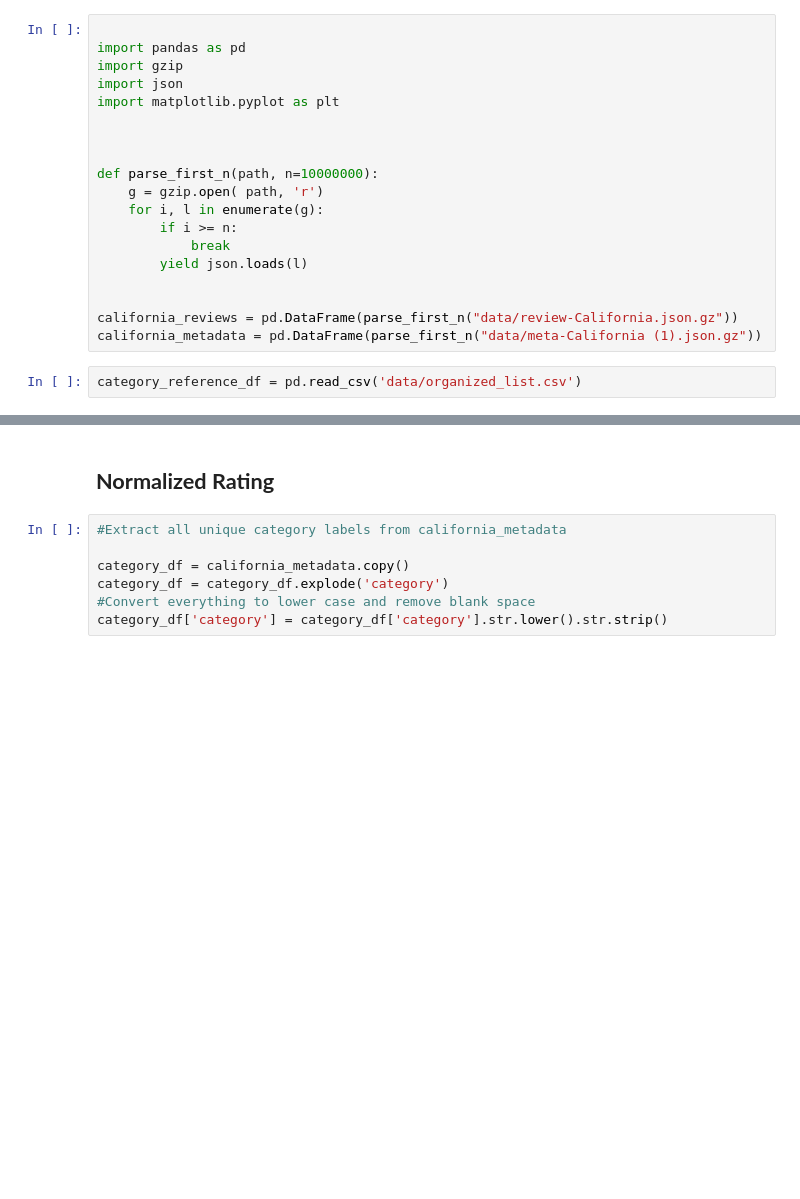
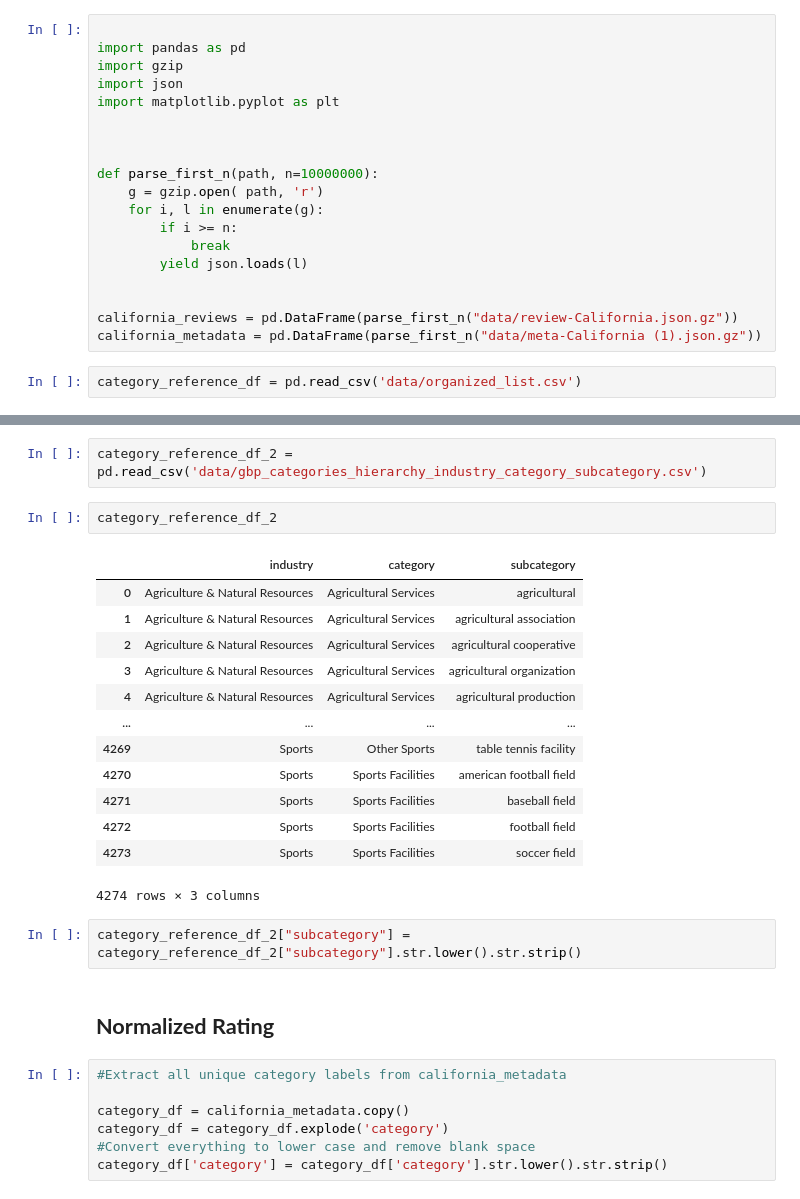
Before and after one commit to Dhrutube/DS3-LocalLens, a Jupyter notebook: final_notebook.ipynb, the cells around one changed output, grey strips where cells are left out. Cells and saved outputs as stored; diff of their text form; blank space fills up the shorter version.

```diff
--- a/final_notebook.ipynb
+++ b/final_notebook.ipynb
@@ -36,3 +38,23 @@ reference_long['subcategory'] = (
+# %%
+category_reference_df_2 = pd.read_csv('data/gbp_categories_hierarchy_industry_category_subcategory.csv')
+# %%
+category_reference_df_2
+# %% [output]
+|  | industry | category | subcategory |
+| 0 | Agriculture & Natural Resources | Agricultural Services | agricultural |
+| 1 | Agriculture & Natural Resources | Agricultural Services | agricultural association |
+| 2 | Agriculture & Natural Resources | Agricultural Services | agricultural cooperative |
+| 3 | Agriculture & Natural Resources | Agricultural Services | agricultural organization |
+| 4 | Agriculture & Natural Resources | Agricultural Services | agricultural production |
+| ... | ... | ... | ... |
+| 4269 | Sports | Other Sports | table tennis facility |
+| 4270 | Sports | Sports Facilities | american football field |
+| 4271 | Sports | Sports Facilities | baseball field |
+| 4272 | Sports | Sports Facilities | football field |
+| 4273 | Sports | Sports Facilities | soccer field |
+4274 rows × 3 columns
+# %%
+category_reference_df_2["subcategory"] = category_reference_df_2["subcategory"].str.lower().str.strip()
 # %% [markdown]
 ## **Normalized Rating**
 # %%
```
Also changed, not shown: parts of 10 cells of this notebook.
